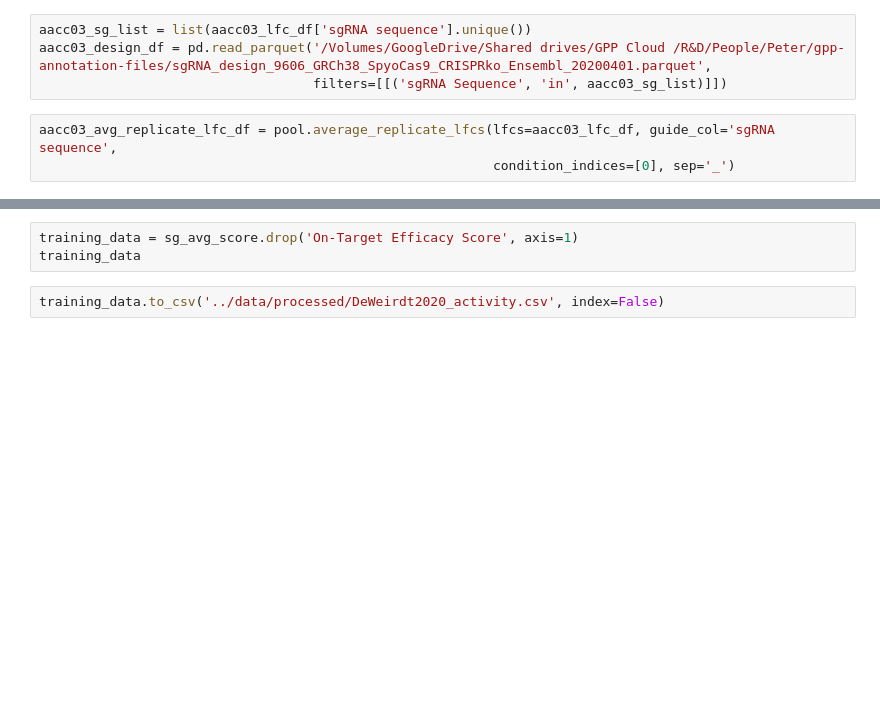
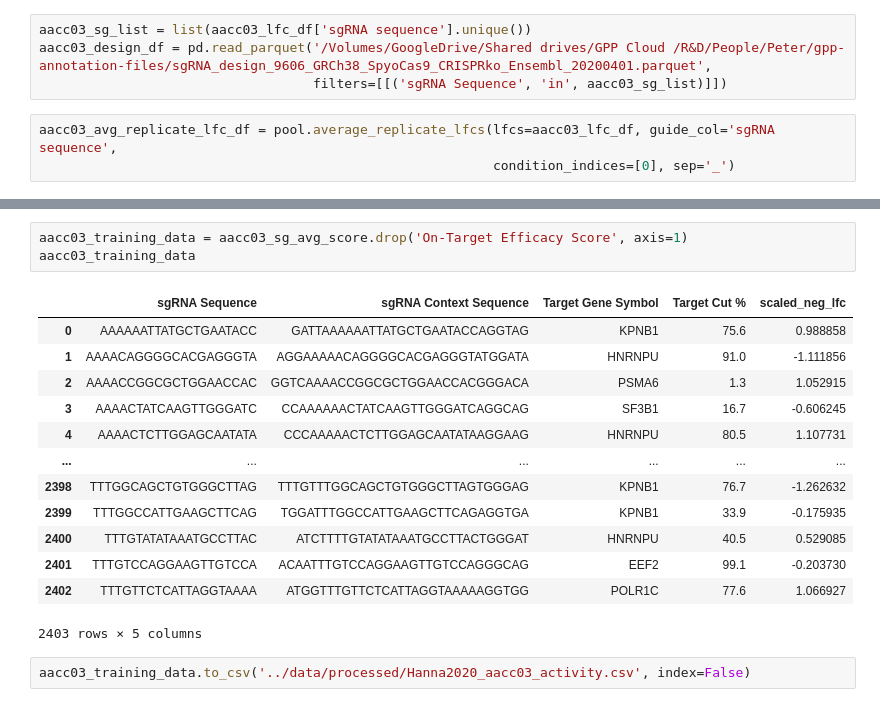
Before and after one commit to gpp-rnd/rs_dev, a Jupyter notebook: code/00_processing_Hanna2020.ipynb, the cells around one changed output, grey strips where cells are left out. Saved outputs shown, nothing was run; the diff lists cells and outputs as text; blank space fills up the shorter version.

```diff
--- a/code/00_processing_Hanna2020.ipynb
+++ b/code/00_processing_Hanna2020.ipynb
@@ -97,5 +123,19 @@ sg_avg_score['scaled_neg_lfc'] = ((sg_avg_score['scaled_neg_lfc'] - sg_avg_score
 # %%
-training_data = sg_avg_score.drop('On-Target Efficacy Score', axis=1)
-training_data
+aacc03_training_data = aacc03_sg_avg_score.drop('On-Target Efficacy Score', axis=1)
+aacc03_training_data
+# %% [output]
+|  | sgRNA Sequence | sgRNA Context Sequence | Target Gene Symbol | Target Cut % | scaled_neg_lfc |
+| 0 | AAAAAATTATGCTGAATACC | GATTAAAAAATTATGCTGAATACCAGGTAG | KPNB1 | 75.6 | 0.988858 |
+| 1 | AAAACAGGGGCACGAGGGTA | AGGAAAAACAGGGGCACGAGGGTATGGATA | HNRNPU | 91.0 | -1.111856 |
+| 2 | AAAACCGGCGCTGGAACCAC | GGTCAAAACCGGCGCTGGAACCACGGGACA | PSMA6 | 1.3 | 1.052915 |
+| 3 | AAAACTATCAAGTTGGGATC | CCAAAAAACTATCAAGTTGGGATCAGGCAG | SF3B1 | 16.7 | -0.606245 |
+| 4 | AAAACTCTTGGAGCAATATA | CCCAAAAACTCTTGGAGCAATATAAGGAAG | HNRNPU | 80.5 | 1.107731 |
+| ... | ... | ... | ... | ... | ... |
+| 2398 | TTTGGCAGCTGTGGGCTTAG | TTTGTTTGGCAGCTGTGGGCTTAGTGGGAG | KPNB1 | 76.7 | -1.262632 |
+| 2399 | TTTGGCCATTGAAGCTTCAG | TGGATTTGGCCATTGAAGCTTCAGAGGTGA | KPNB1 | 33.9 | -0.175935 |
+| 2400 | TTTGTATATAAATGCCTTAC | ATCTTTTGTATATAAATGCCTTACTGGGAT | HNRNPU | 40.5 | 0.529085 |
+| 2401 | TTTGTCCAGGAAGTTGTCCA | ACAATTTGTCCAGGAAGTTGTCCAGGGCAG | EEF2 | 99.1 | -0.203730 |
+| 2402 | TTTGTTCTCATTAGGTAAAA | ATGGTTTGTTCTCATTAGGTAAAAAGGTGG | POLR1C | 77.6 | 1.066927 |
+2403 rows × 5 columns
 # %%
-training_data.to_csv('../data/processed/DeWeirdt2020_activity.csv', index=False)
+aacc03_training_data.to_csv('../data/processed/Hanna2020_aacc03_activity.csv', index=False)
```
Also changed, not shown: parts of 5 cells of this notebook, 10 other files.
